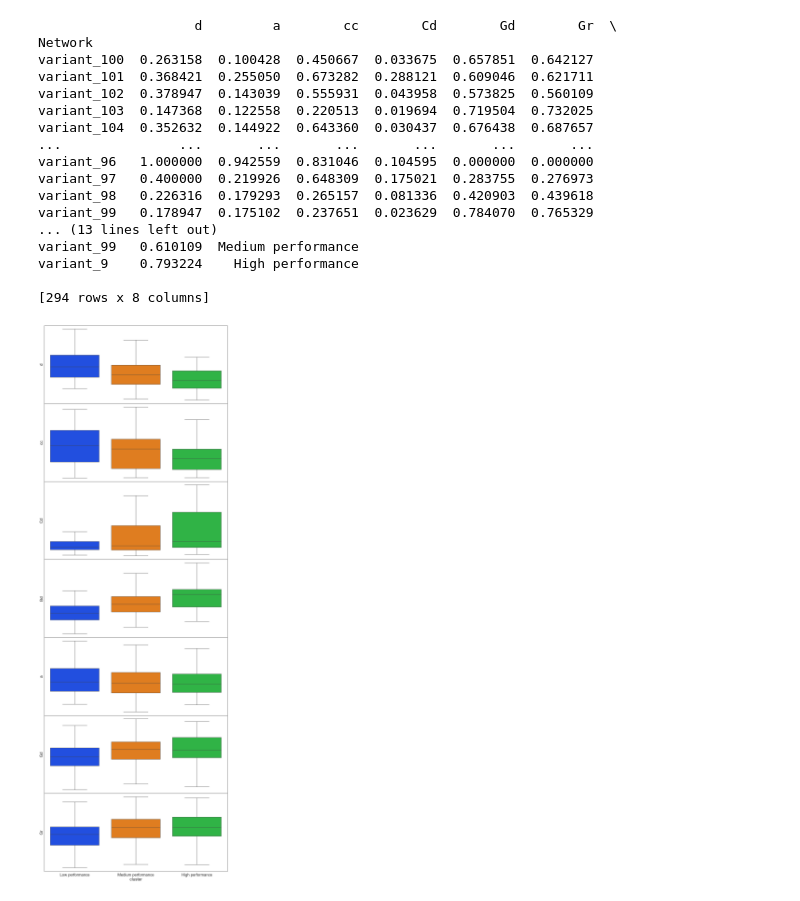
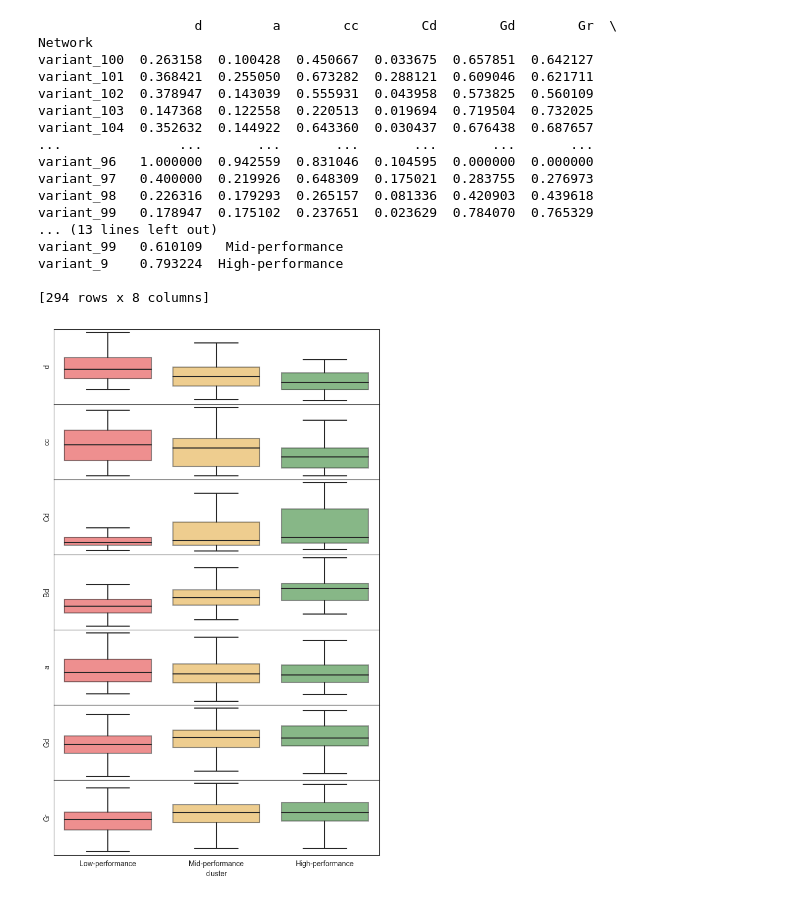
Before and after one commit to eliasrokstad/WN_Resilience, a Jupyter notebook: c-means.ipynb, the cells around one changed output. Saved outputs shown, nothing was run; the diff lists cells and outputs as text; code cells hidden in the pictures.

```diff
--- a/c-means.ipynb
+++ b/c-means.ipynb
@@ -90,7 +40,7 @@ y_predict = km.fit_predict(df[columns])
 df['cluster'] = y_predict
 # %%
 groups = df.groupby('cluster').mean().sum(axis=1)
-for cluster, performance in zip(groups.sort_values().iteritems(), ['Low performance', 'Medium performance', 'High performance']):
+for cluster, performance in zip(groups.sort_values().iteritems(), ['Low-performance', 'Mid-performance', 'High-performance']):
     df.loc[df['cluster'] == cluster[0], 'cluster'] = performance
 
 
@@ -106,10 +56,11 @@ variant_104  0.604322  0.133259  0.193510  0.081985     Low performance
 # %%
 sns.set_style("whitegrid")
-palette = {'Low performance': 'Red', 'Medium performance': 'Orange', 'High performance': 'Green'}
+palette = {'Low-performance': 'Red', 'Mid-performance': 'Orange', 'High-performance': 'Green'}
 
 
 
-plt.rcParams['figure.figsize'] = [12, 18]
+
+plt.rcParams['figure.figsize'] = [8, 12]
 sns.set_style("white")
 sns.set_palette("bright")
 #palette = sns.color_palette("Spectral", as_cmap=True)
@@ -118,10 +69,10 @@ i = 0
 for x, ax_x in enumerate(axs[0, :]):
     for y, ax_y in enumerate(axs[:, 0]):
         if x == 0 and y == 0:
-            sns.scatterplot(ax= axs[x, y], x=df[graph_combinations[i][0]], y= df[graph_combinations[i][1]], hue=df['cluster'], style=df['cluster'], palette =palette)
+            sns.scatterplot(ax= axs[x, y], x=df[graph_combinations[i][0]], y= df[graph_combinations[i][1]], hue=df['cluster'], style=df['cluster'], palette =palette, alpha=0.5)
             sns.move_legend(axs[x, y], "lower center", bbox_to_anchor=(1, 1), ncol=4, title=None, frameon=False)
         else:
-            sns.scatterplot(ax= axs[y, x], x=df[graph_combinations[i][0]], y= df[graph_combinations[i][1]], hue=df['cluster'], style=df['cluster'], palette =palette, legend = False)
+            sns.scatterplot(ax= axs[y, x], x=df[graph_combinations[i][0]], y= df[graph_combinations[i][1]], hue=df['cluster'], style=df['cluster'], palette =palette, alpha=0.5, legend = False)
         axs[y, x].set_xticks([])
         axs[y, x].set_yticks([])
 
@@ -132,6 +83,4 @@ plt.tight_layout()
 plt.subplots_adjust(wspace=0.15, hspace=0.1)
 #plt.savefig('scatter.png', bbox_inches='tight')
 plt.show()
-
-print(df)
 # %% [output]
@@ -172,34 +106,31 @@ variant_97   0.400000  0.219926  0.648309  0.175021  0.283755  0.276973
 variant_98   0.226316  0.179293  0.265157  0.081336  0.420903  0.439618
 variant_99   0.178947  0.175102  0.237651  0.023629  0.784070  0.765329
 ... (13 lines left out)
-variant_99   0.610109  Medium performance
-variant_9    0.793224    High performance
+variant_99   0.610109   Mid-performance
+variant_9    0.793224  High-performance
 
 [294 rows x 8 columns]
 # %%
-plt.rcParams['figure.figsize'] = [15, 45]
+plt.rcParams['figure.figsize'] = [8, 13]
 sns.set_style("white")
-sns.color_palette()
+sns.set_palette("bright")
 
 columns = ['Link density', 'Clustering Coefficient', 'Central Point of Dominance', 'Bridge density']
 columns = ['d', 'cc', 'Cd', 'Bd', 'a', 'Gd', 'Gr']
 
-attributes_data['Sort'] = 0
-attributes_data.loc[attributes_data['cluster'] == 'Medium performance', 'Sort'] = 1
-attributes_data.loc[attributes_data['cluster'] == 'High performance', 'Sort'] = 2
-
+palette = {'Low-performance': 'Red', 'Mid-performance': 'Orange', 'High-performance': 'Green'}
 #attributes_data.sort_values('Sort', inplace=True, ascending=True)
 
 fig, axs = plt.subplots(len(columns), 1)
 for x, ax_x in enumerate(axs[:]):
     #sns.boxplot(data=attributes_data, x='Sort', y=columns[x], ax=axs[x], palette='Greys', showfliers = False)
-    sns.boxplot(data=attributes_data, x='cluster', y=columns[x], ax=axs[x], showfliers = False, order=['Low performance', 'Medium performance', 'High performance'])
+    sns.boxplot(data=attributes_data, x='cluster', y=columns[x], ax=axs[x], boxprops=dict(alpha=.5), palette=palette, showfliers = False, order=['Low-performance', 'Mid-performance', 'High-performance'])
     axs[x].set_yticks([])
     #axs[x].set_xticks(['Low performance', 'Medium performance', 'High performance'])
 
 
 plt.subplots_adjust(wspace=1, hspace=0)
 #plt.savefig('box_group.png', bbox_inches='tight')
 plt.show()
 # %% [output]
-[figure, old version]
+[figure, new version]
```
Also changed, not shown: parts of 9 cells of this notebook, 11 other files.
